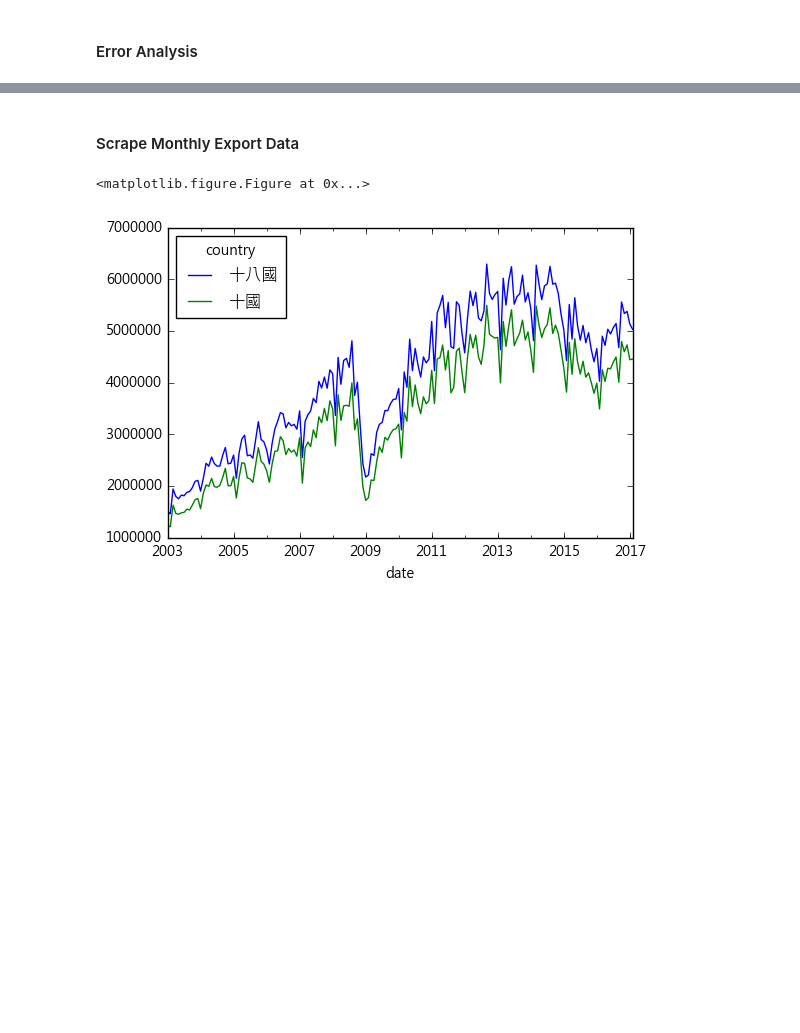
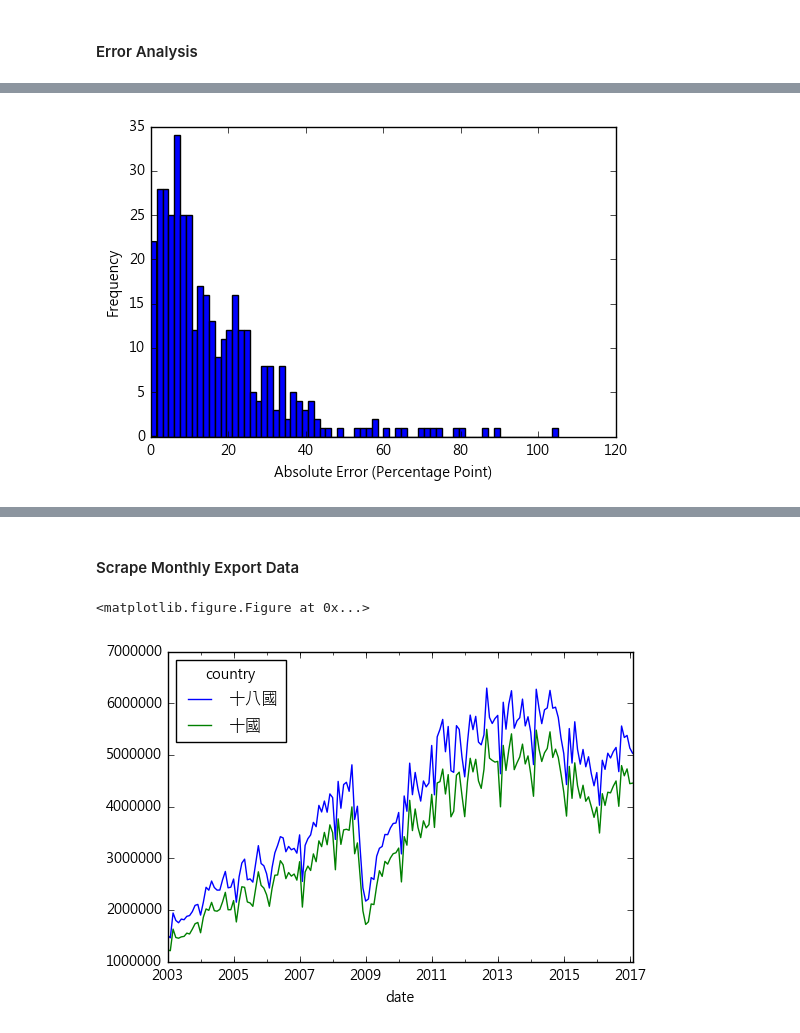
Before and after one commit to lincht/TradeModel, a Jupyter notebook: model/growth_pred.ipynb, the cells around one changed output, grey strips where cells are left out. Saved outputs shown, nothing was run; the diff lists cells and outputs as text; code cells hidden in the pictures; blank space fills up the shorter version.

```diff
--- a/model/growth_pred.ipynb
+++ b/model/growth_pred.ipynb
@@ -506,0 +526,12 @@ Stratefied 5-fold cv errors:
+# %%
+model = ExportGrowthModel(
+    data=outlier_rm, X=['gdp_growth', 'capita_growth', 'im_growth'], y='ex_growth',
+    model='lr_growth', normalize=False, cv_method='sampling', n_train=round(len(outlier_rm) * .7))
+model_rs = model.y_test
+model_rs['ae'] = (model_rs['ex_growth'] - model_rs['ex_growth_pred']).abs()
+
+model_rs['ae'].plot(kind='hist', bins=70)
+plt.xlabel('Absolute Error (Percentage Point)')
+plt.show()
+# %% [output]
+[figure, added]
```
Also changed, not shown: parts of 16 cells of this notebook.
